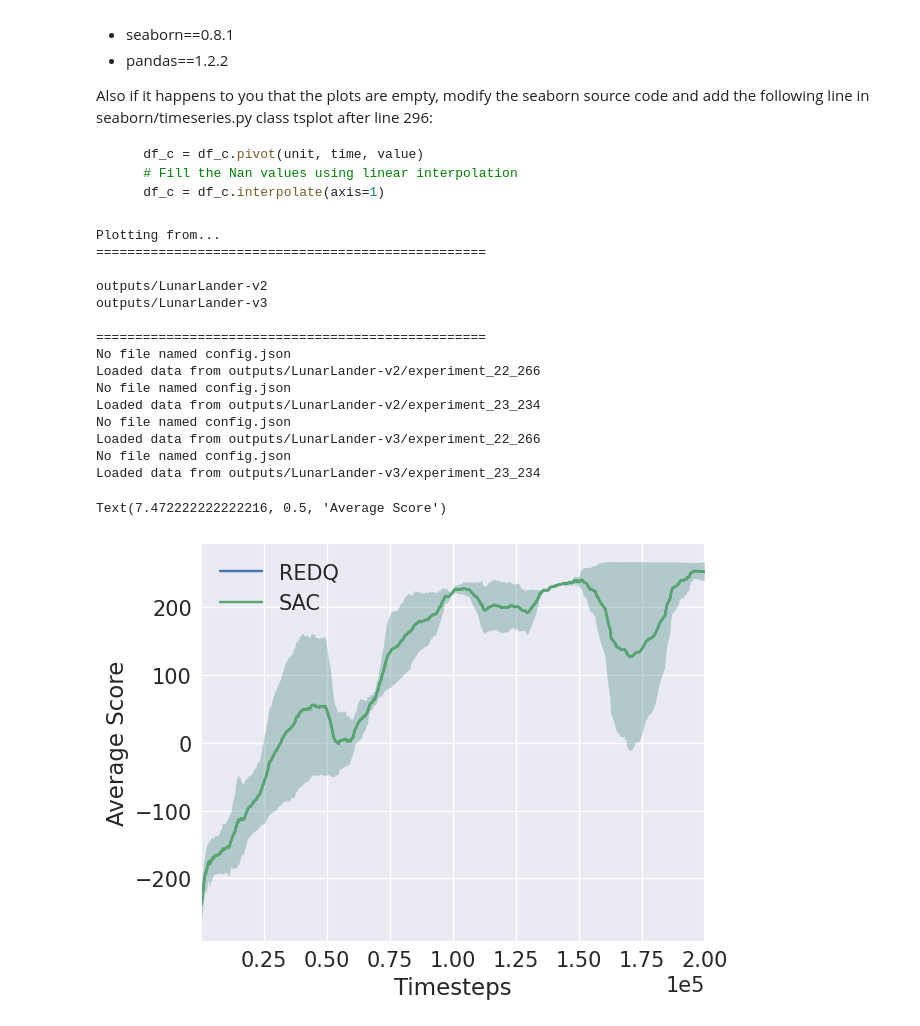
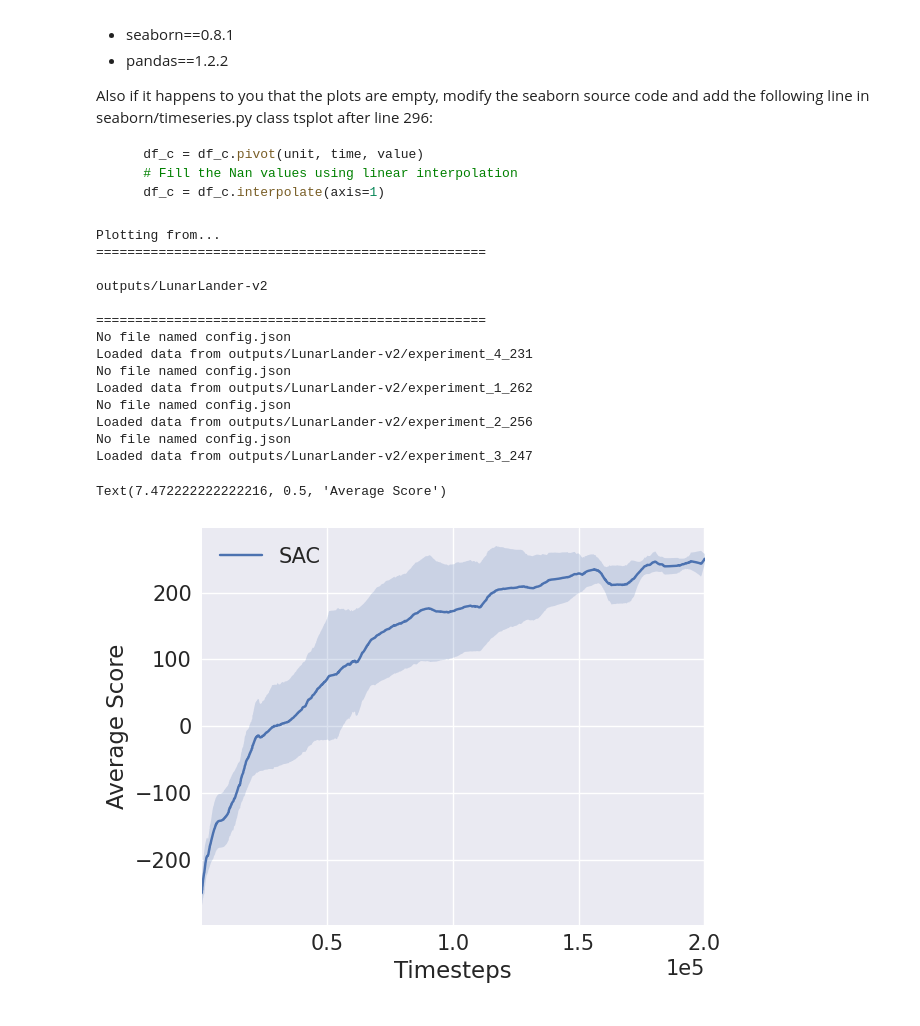
Before and after one commit to alberto-mate/REDQ, a Jupyter notebook: show_plots.ipynb, the cells around one changed output. Cells and saved outputs as stored; diff of their text form; code cells hidden in the pictures.

````diff
--- a/show_plots.ipynb
+++ b/show_plots.ipynb
@@ -15,34 +15,33 @@ Also if it happens to you that the plots are empty, modify the seaborn source co
 ```
 # %%
 make_plots(
-    ["outputs/LunarLander-v2", "outputs/LunarLander-v3"],
+    ["outputs/LunarLander-v2"],
     xaxis="timesteps_history",
-    legend=["REDQ", "SAC"],
+    legend=["SAC"],
     values=["score_history"],
     count=False,
     smooth=100,
     select=None,
     exclude=None,
     estimator="mean",
 )
 
 plt.xlabel("Timesteps")
 plt.ylabel("Average Score")
 # %% [output]
 Plotting from...
 ==================================================
 
 outputs/LunarLander-v2
-outputs/LunarLander-v3
 
 ==================================================
 No file named config.json
-Loaded data from outputs/LunarLander-v2/experiment_22_266
+Loaded data from outputs/LunarLander-v2/experiment_4_231
 No file named config.json
-Loaded data from outputs/LunarLander-v2/experiment_23_234
+Loaded data from outputs/LunarLander-v2/experiment_1_262
 No file named config.json
-Loaded data from outputs/LunarLander-v3/experiment_22_266
+Loaded data from outputs/LunarLander-v2/experiment_2_256
 No file named config.json
-Loaded data from outputs/LunarLander-v3/experiment_23_234
+Loaded data from outputs/LunarLander-v2/experiment_3_247
 Text(7.472222222222216, 0.5, 'Average Score')
-[figure, old version]
+[figure, new version]
````
Also changed, not shown: 2 other files.
